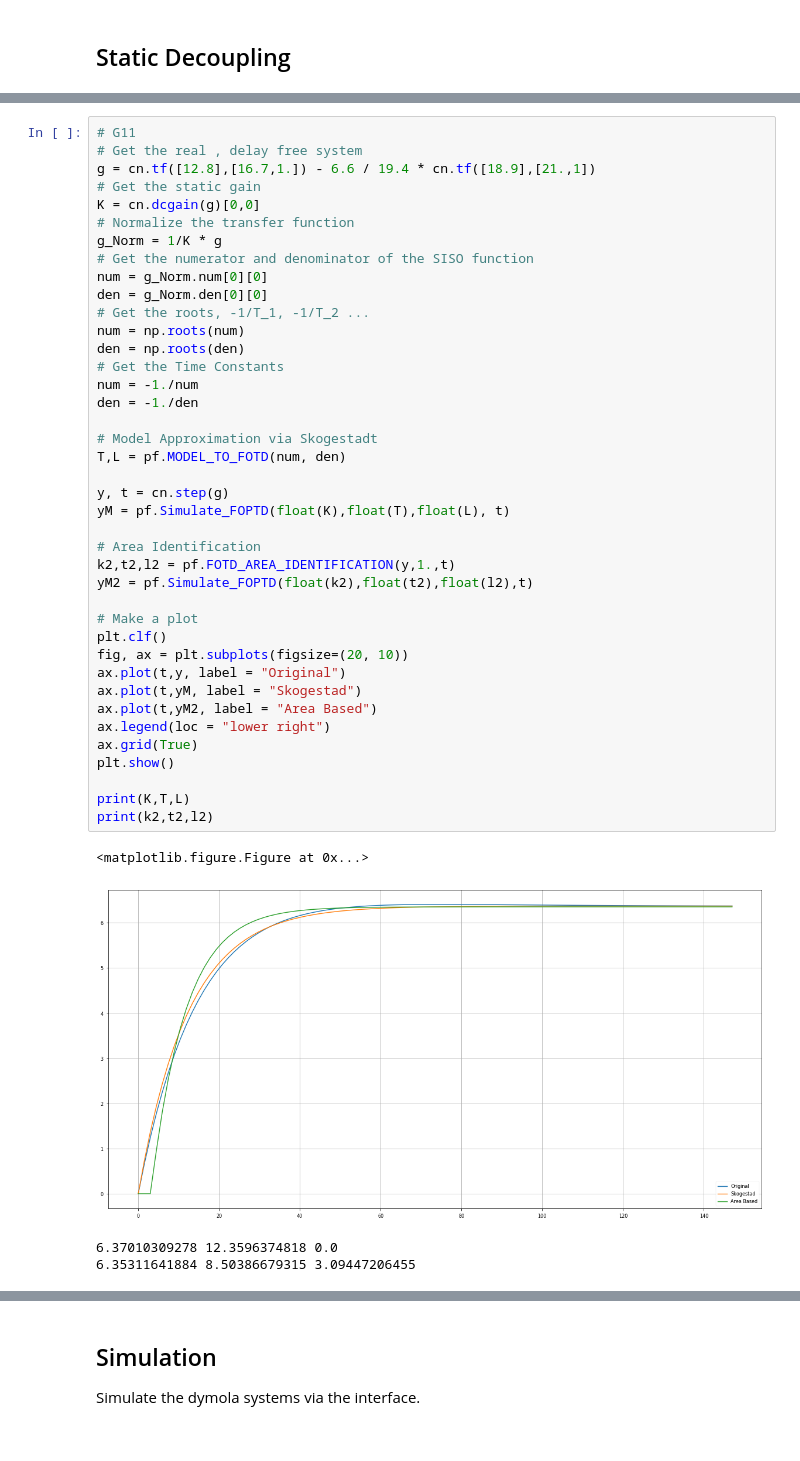
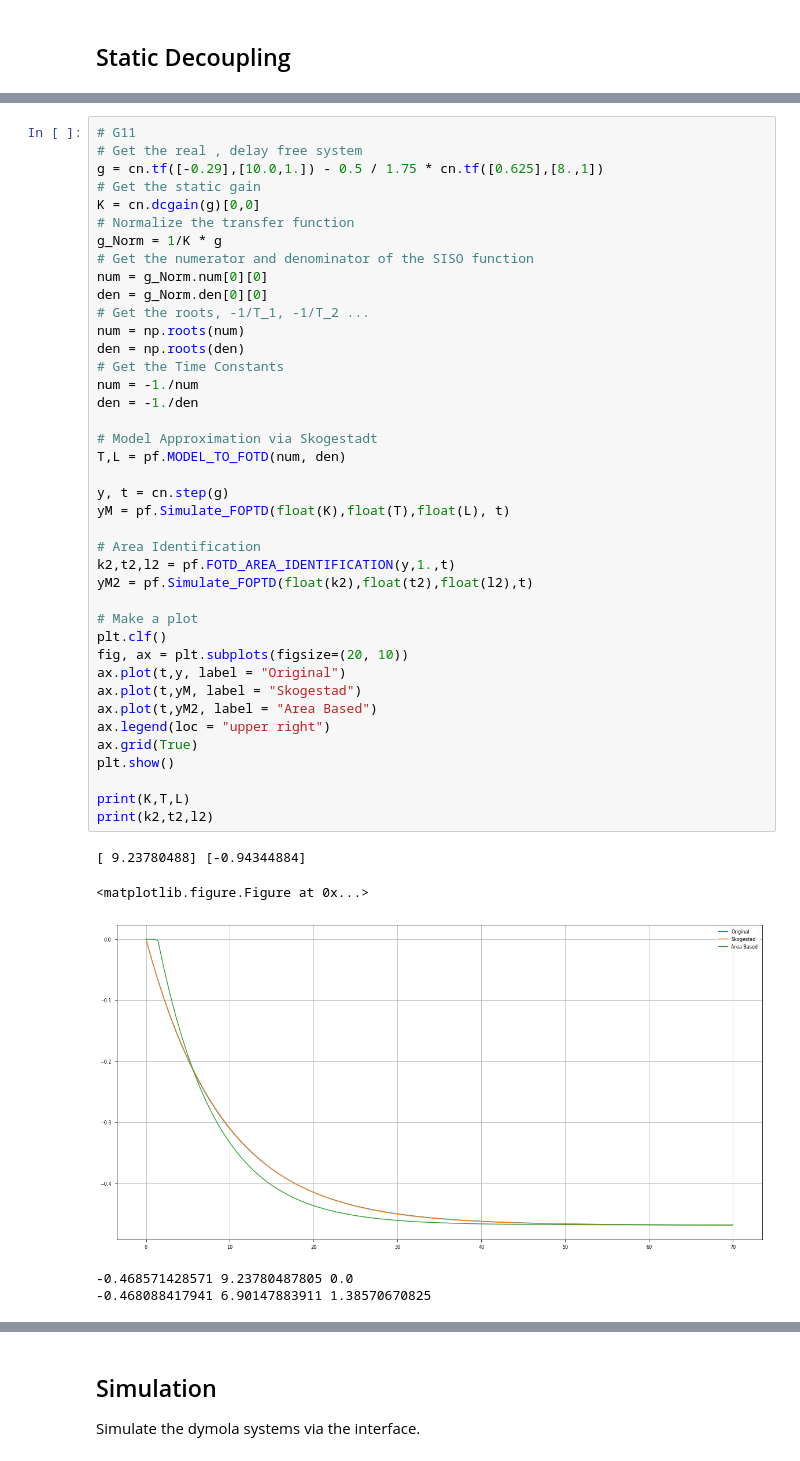
Before and after one commit to AlCap23/IfT_Decoupling, a Jupyter notebook: Python/Experimental System.ipynb, the cells around one changed output, grey strips where cells are left out. Cells and saved outputs as stored; diff of their text form.

```diff
--- a/Python/Experimental System.ipynb
+++ b/Python/Experimental System.ipynb
@@ -55,7 +55,7 @@ $g^+_{22} = \frac{-19.4}{14.4~s+1}+ \frac{18.9}{12.8}~\frac{6.60}{10.9~s+1}$
 # %%
 # G11
 # Get the real , delay free system
-g = cn.tf([12.8],[16.7,1.]) - 6.6 / 19.4 * cn.tf([18.9],[21.,1])
+g = cn.tf([-0.29],[10.0,1.]) - 0.5 / 1.75 * cn.tf([0.625],[8.,1])
 # Get the static gain
 K = cn.dcgain(g)[0,0]
 # Normalize the transfer function
@@ -65,38 +65,39 @@ num = g_Norm.num[0][0]
 den = g_Norm.den[0][0]
 # Get the roots, -1/T_1, -1/T_2 ...
 num = np.roots(num)
 den = np.roots(den)
 # Get the Time Constants
 num = -1./num
 den = -1./den
 
 # Model Approximation via Skogestadt
 T,L = pf.MODEL_TO_FOTD(num, den)
 
 y, t = cn.step(g)
 yM = pf.Simulate_FOPTD(float(K),float(T),float(L), t)
 
 # Area Identification
 k2,t2,l2 = pf.FOTD_AREA_IDENTIFICATION(y,1.,t)
 yM2 = pf.Simulate_FOPTD(float(k2),float(t2),float(l2),t)
 
 # Make a plot
 plt.clf()
 fig, ax = plt.subplots(figsize=(20, 10))
 ax.plot(t,y, label = "Original")
 ax.plot(t,yM, label = "Skogestad")
 ax.plot(t,yM2, label = "Area Based")
-ax.legend(loc = "lower right")
+ax.legend(loc = "upper right")
 ax.grid(True)
 plt.show()
 
 print(K,T,L)
 print(k2,t2,l2)
 # %% [output]
-<matplotlib.figure.Figure at 0x...>
+[ 9.23780488] [-0.94344884]
+<matplotlib.figure.Figure at 0x...>
-[figure, old version]
+[figure, new version]
-6.37010309278 12.3596374818 0.0
-6.35311641884 8.50386679315 3.09447206455
+-0.468571428571 9.23780487805 0.0
+-0.468088417941 6.90147883911 1.38570670825
 # %%
 # Show the real system response
 # Delay free addend
```
Also changed, not shown: parts of 22 cells of this notebook, 3 other files.
